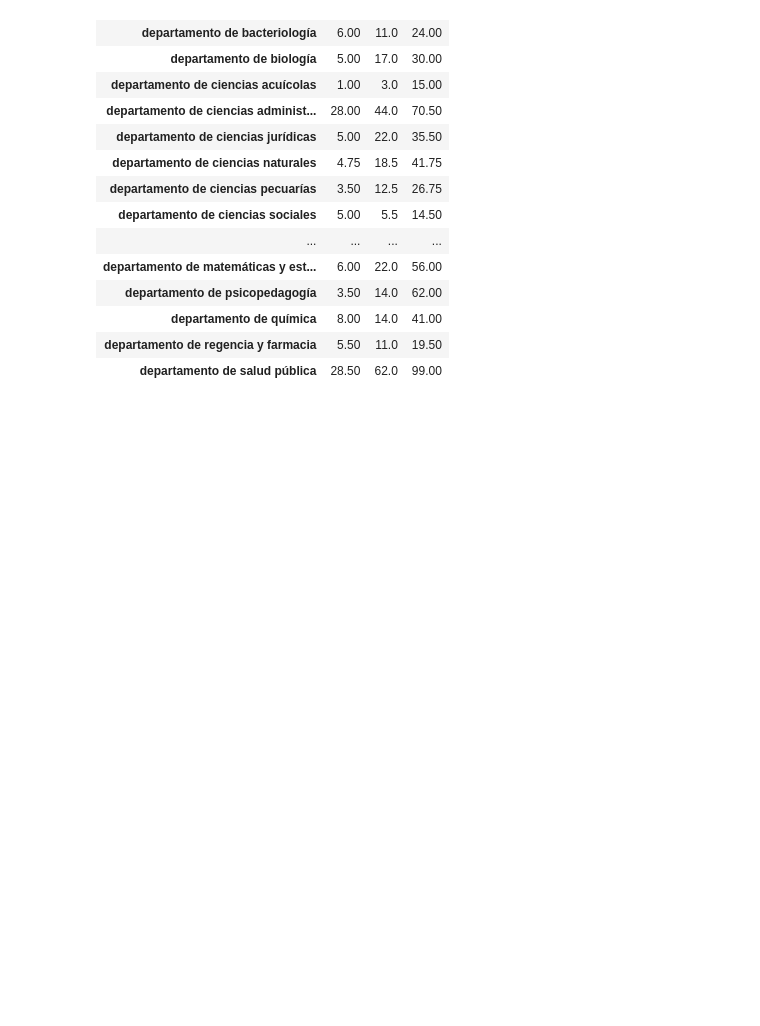
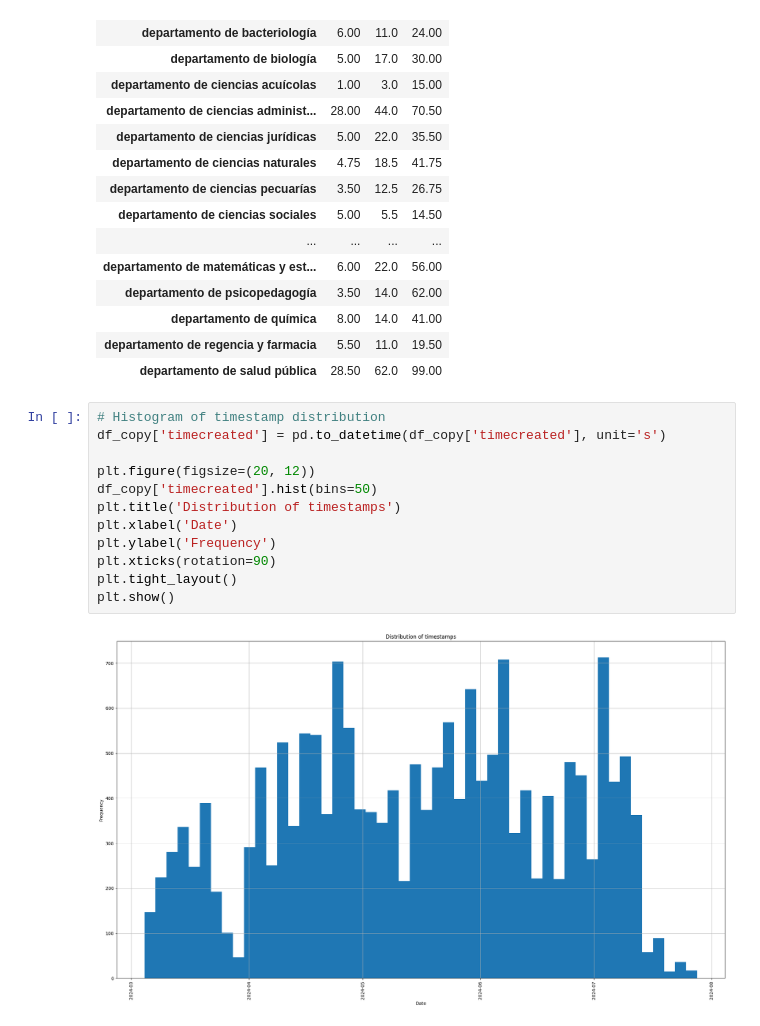
Before and after one commit to Jose47Morales/AnalisisConPython, a Jupyter notebook: sess01/s1.ipynb, the cells around one changed output. Drawn from its saved outputs; the diff is of its cells as text; blank space fills up the shorter version.

```diff
--- a/sess01/s1.ipynb
+++ b/sess01/s1.ipynb
@@ -219,3 +219,17 @@ quartiles_per_department
 | departamento de química | 8.00 | 14.0 | 41.00 |
 | departamento de regencia y farmacia | 5.50 | 11.0 | 19.50 |
 | departamento de salud pública | 28.50 | 62.0 | 99.00 |
+# %%
+# Histogram of timestamp distribution
+df_copy['timecreated'] = pd.to_datetime(df_copy['timecreated'], unit='s')
+
+plt.figure(figsize=(20, 12))
+df_copy['timecreated'].hist(bins=50)
+plt.title('Distribution of timestamps')
+plt.xlabel('Date')
+plt.ylabel('Frequency')
+plt.xticks(rotation=90)
+plt.tight_layout()
+plt.show()
+# %% [output]
+[figure, added]
```
Also changed, not shown: parts of 2 cells of this notebook.
